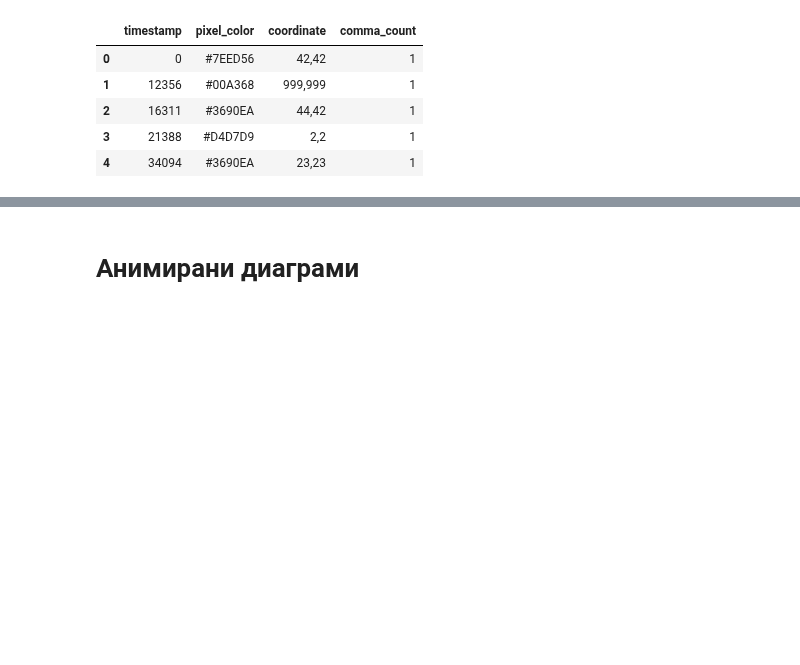
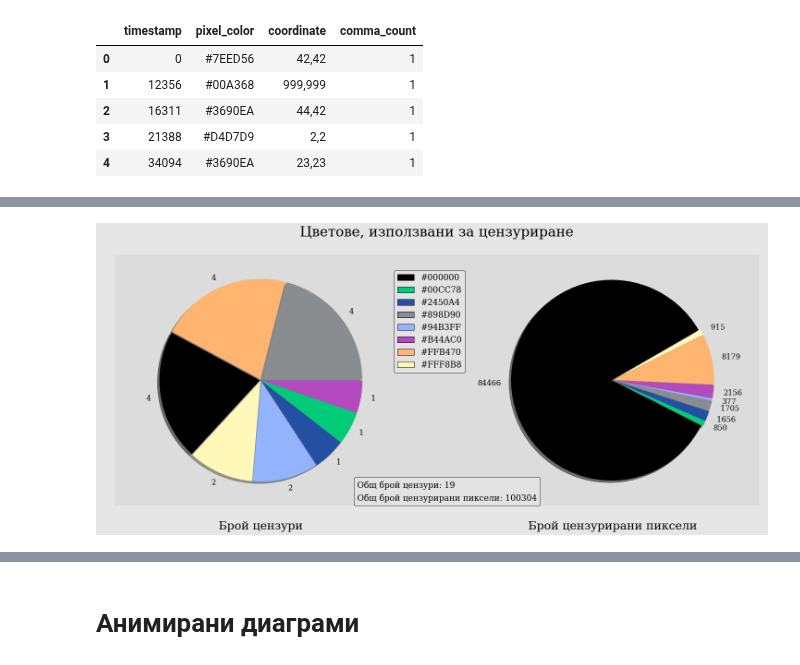
Before and after one commit to Denis-Iv/Analyzing-Social-Experiment, a Jupyter notebook: visualize_data.ipynb, the cells around one changed output, grey strips where cells are left out. Saved outputs shown, nothing was run; the diff lists cells and outputs as text; code cells hidden in the pictures; blank space fills up the shorter version.

```diff
--- a/visualize_data.ipynb
+++ b/visualize_data.ipynb
@@ -283,11 +280,0 @@ To provide an explicit output types or to silence this message, please provide t
-# %%
-list_coords = ddf_moderated['coordinate'].compute().apply(lambda x: x.split(','))
-
-ddf_moderated['x1'] = list_coords[1][0].astype(int)
-ddf_moderated['x2'] = list_coords[1][2].astype(int)
-ddf_moderated['y1'] = list_coords[1][1].astype(int)
-ddf_moderated['y2'] = list_coords[1][3].astype(int)
-
-ddf_moderated['num_pixels'] = (ddf_moderated['x2'] - ddf_moderated['x1']) * (ddf_moderated['y2'] - ddf_moderated['y1'])
-
-ddf_moderated.head()
@@ -312,4 +316,4 @@ Name: coordinate, dtype: object
 # %%
-moderated_colors_count = ddf_moderated['pixel_color'].compute().value_counts()
+moderated_count = ddf_moderated['pixel_color'].value_counts()
 
-moderated_colors_count.head()
+moderated_count.head()
@@ -315,0 +327,4 @@ moderated_colors_count.head()
+# %%
+num_moderated_pixels = ddf_moderated.groupby('pixel_color').num_pixels.sum()
+
+num_moderated_pixels.head(19)
@@ -315,0 +342,54 @@ moderated_colors_count.head()
+# %%
+fig = plt.figure()
+ax = fig.add_subplot(111)
+ax1 = fig.add_subplot(121)
+ax2 = fig.add_subplot(122)
+
+ax.spines['top'].set_color('none')
+ax.spines['bottom'].set_color('none')
+ax.spines['left'].set_color('none')
+ax.spines['right'].set_color('none')
+ax.tick_params(labelcolor='#E6E6E6', top=False, bottom=False, left=False, right=False)
+ax.grid(False)
+
+ax.set_title('Цветове, използвани за цензуриране')
+
+color_pie = []
+for color_num in moderated_count.iteritems():
+    color_pie.append(color_num[0])
+
+labels_pie = []
+for count in moderated_count.iteritems():
+    labels_pie.append(count[1])
+
+explode_pie = [0.01, 0.01, 0.01, 0.01, 0.01, 0.01, 0.01, 0.01]
+
+moderated_count.plot(kind='pie', colors=color_pie, labels=labels_pie, explode=explode_pie, ax=ax1, shadow=True)
+
+ax1.set_xlabel('Брой цензури')
+ax1.set_ylabel('')
+
+color_pie = []
+for color_num in num_moderated_pixels.iteritems():
+    color_pie.append(color_num[0])
+
+labels_pie = []
+for count in num_moderated_pixels.iteritems():
+    labels_pie.append(count[1])
+
+num_moderated_pixels.plot(kind='pie', colors=color_pie, labels=labels_pie, explode=explode_pie, ax=ax2, startangle=30, shadow=True)
+
+ax2.set_xlabel('Брой цензурирани пиксели')
+ax2.set_ylabel('')
+
+leg = ax1.legend(labels=color_pie, loc=(1.03,0.53), prop={'size' : 18}, facecolor='#E6E6E6', edgecolor='black')
+for i in range(0,len(color_pie)):
+    leg.legendHandles[i].set_color(color_pie[i])
+    leg.legendHandles[i].set_edgecolor('black')
+
+custom_text = [f'Общ брой цензури: {moderated_count.sum()}', f'Общ брой цензурирани пиксели: {num_moderated_pixels.sum()}']
+custom_label = ax2.legend(labels=custom_text, loc=(-0.53,0), handlelength=0, handletextpad=0, fancybox=True, prop=dict(size=18), facecolor='#E6E6E6', edgecolor='black')
+for item in custom_label.legendHandles:
+    item.set_visible(False)
+# %% [output]
+[figure, added]
```
Also changed, not shown: parts of 19 cells of this notebook.
